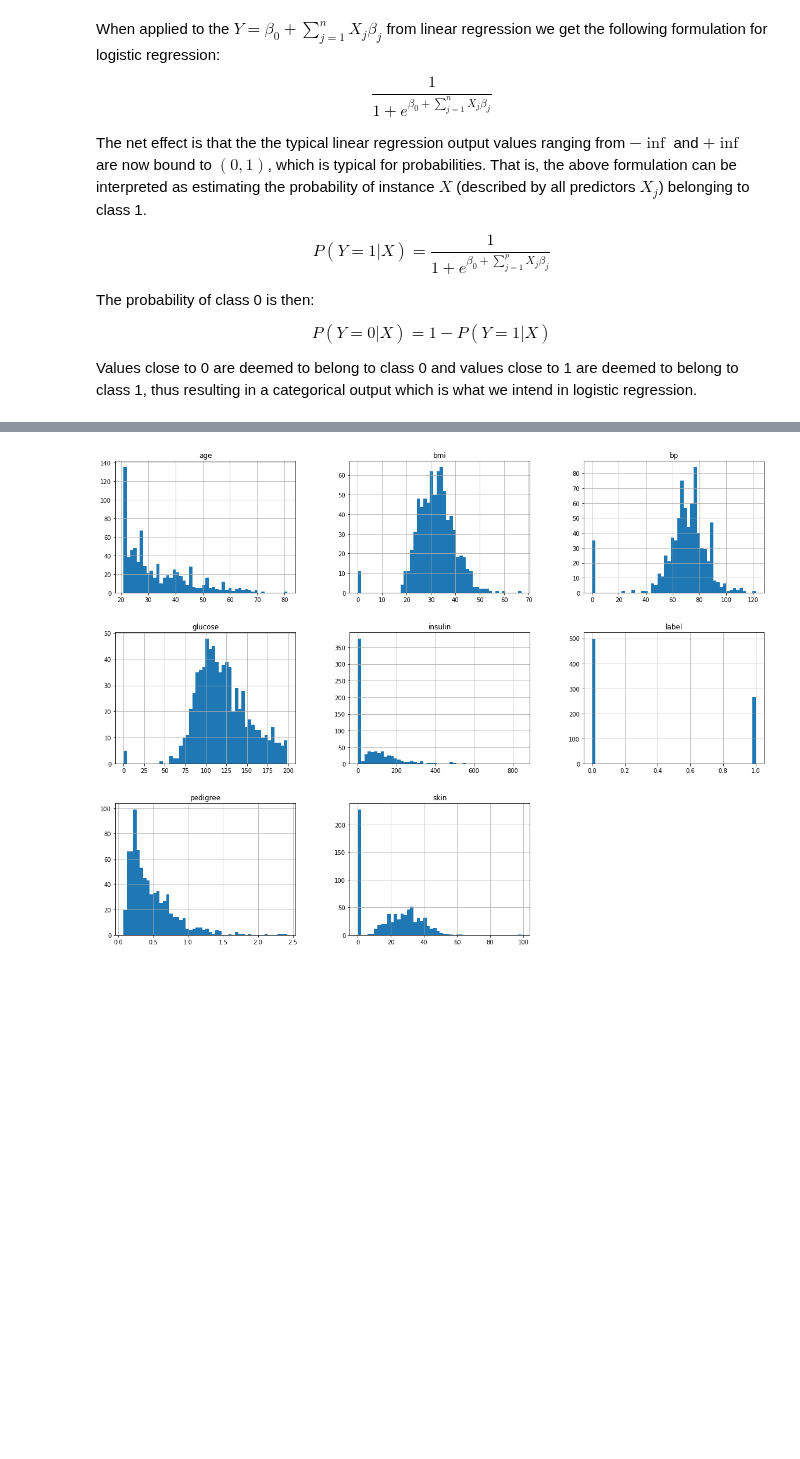
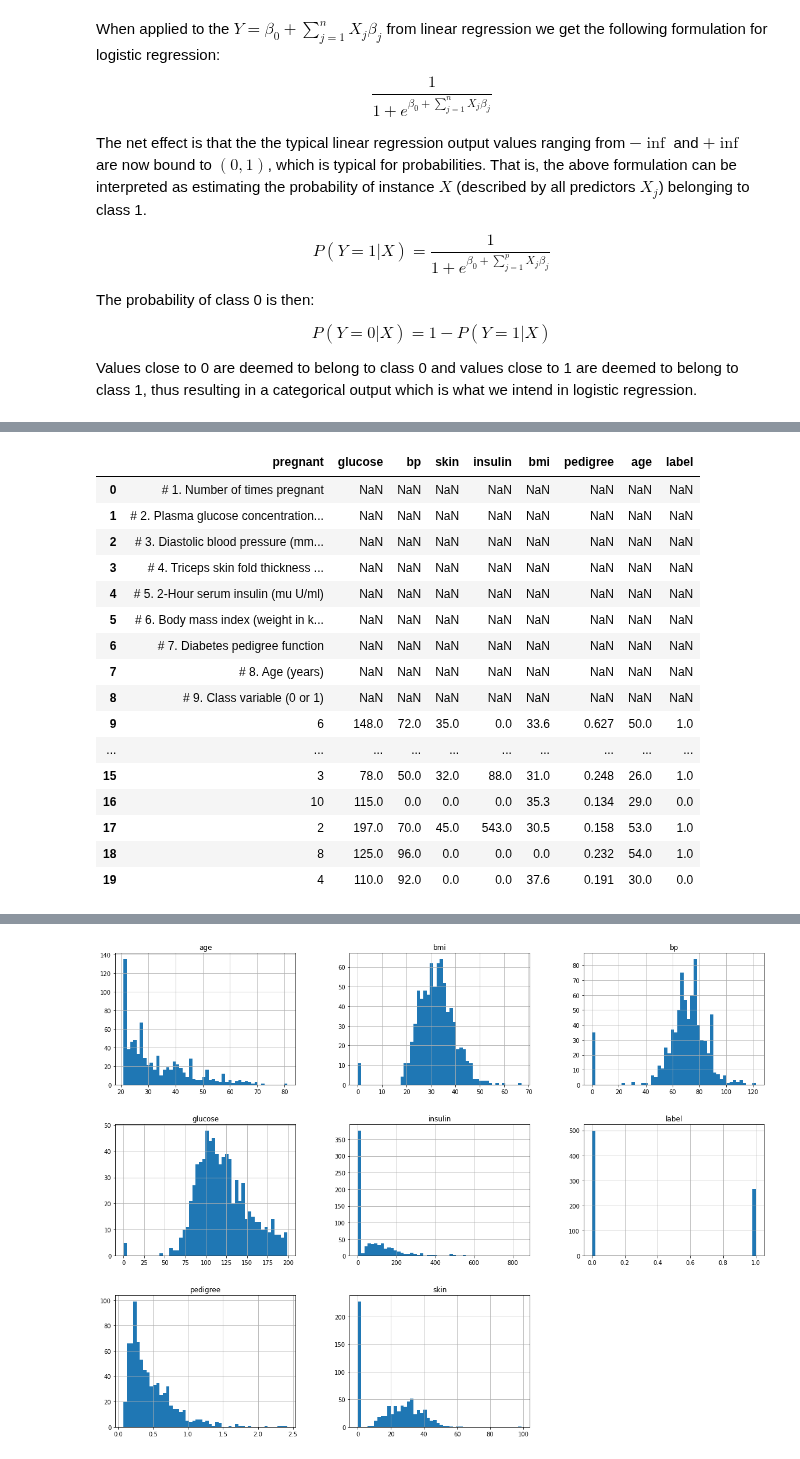
Before and after one commit to memphis-iis/datawhys-content-notebooks-python, a Jupyter notebook: Logistic-regression.ipynb, the cells around one changed output, grey strips where cells are left out. Saved outputs shown, nothing was run; the diff lists cells and outputs as text; code cells hidden in the pictures; blank space fills up the shorter version.

```diff
--- a/Logistic-regression.ipynb
+++ b/Logistic-regression.ipynb
@@ -367,0 +307,22 @@ AO: This fails with xpython. We seem to have a problem where Python is failing o
+# %%
+dataframe.head(20)
+
+#<xml xmlns="https://developers.google.com/blockly/xml"><variables><variable id="-(zD`=)|+6ZJe1eZ)t2_">dataframe</variable></variables><block type="varDoMethod" id="tA/9s:r8u)b=6`.nM.0#" x="8" y="188"><field name="VAR" id="-(zD`=)|+6ZJe1eZ)t2_">dataframe</field><field name="MEMBER">head</field><data>dataframe:head</data><value name="INPUT"><block type="math_number" id="PgNz!YRWUGIrQgYmZC+f"><field name="NUM">20</field></block></value></block></xml>
+# %% [output]
+|  | pregnant | glucose | bp | skin | insulin | bmi | pedigree | age | label |
+| 0 | # 1. Number of times pregnant | NaN | NaN | NaN | NaN | NaN | NaN | NaN | NaN |
+| 1 | # 2. Plasma glucose concentration... | NaN | NaN | NaN | NaN | NaN | NaN | NaN | NaN |
+| 2 | # 3. Diastolic blood pressure (mm... | NaN | NaN | NaN | NaN | NaN | NaN | NaN | NaN |
+| 3 | # 4. Triceps skin fold thickness ... | NaN | NaN | NaN | NaN | NaN | NaN | NaN | NaN |
+| 4 | # 5. 2-Hour serum insulin (mu U/ml) | NaN | NaN | NaN | NaN | NaN | NaN | NaN | NaN |
+| 5 | # 6. Body mass index (weight in k... | NaN | NaN | NaN | NaN | NaN | NaN | NaN | NaN |
+| 6 | # 7. Diabetes pedigree function | NaN | NaN | NaN | NaN | NaN | NaN | NaN | NaN |
+| 7 | # 8. Age (years) | NaN | NaN | NaN | NaN | NaN | NaN | NaN | NaN |
+| 8 | # 9. Class variable (0 or 1) | NaN | NaN | NaN | NaN | NaN | NaN | NaN | NaN |
+| 9 | 6 | 148.0 | 72.0 | 35.0 | 0.0 | 33.6 | 0.627 | 50.0 | 1.0 |
+| ... | ... | ... | ... | ... | ... | ... | ... | ... | ... |
+| 15 | 3 | 78.0 | 50.0 | 32.0 | 88.0 | 31.0 | 0.248 | 26.0 | 1.0 |
+| 16 | 10 | 115.0 | 0.0 | 0.0 | 0.0 | 35.3 | 0.134 | 29.0 | 0.0 |
+| 17 | 2 | 197.0 | 70.0 | 45.0 | 543.0 | 30.5 | 0.158 | 53.0 | 1.0 |
+| 18 | 8 | 125.0 | 96.0 | 0.0 | 0.0 | 0.0 | 0.232 | 54.0 | 1.0 |
+| 19 | 4 | 110.0 | 92.0 | 0.0 | 0.0 | 37.6 | 0.191 | 30.0 | 0.0 |
```
Also changed, not shown: parts of 53 cells of this notebook.
